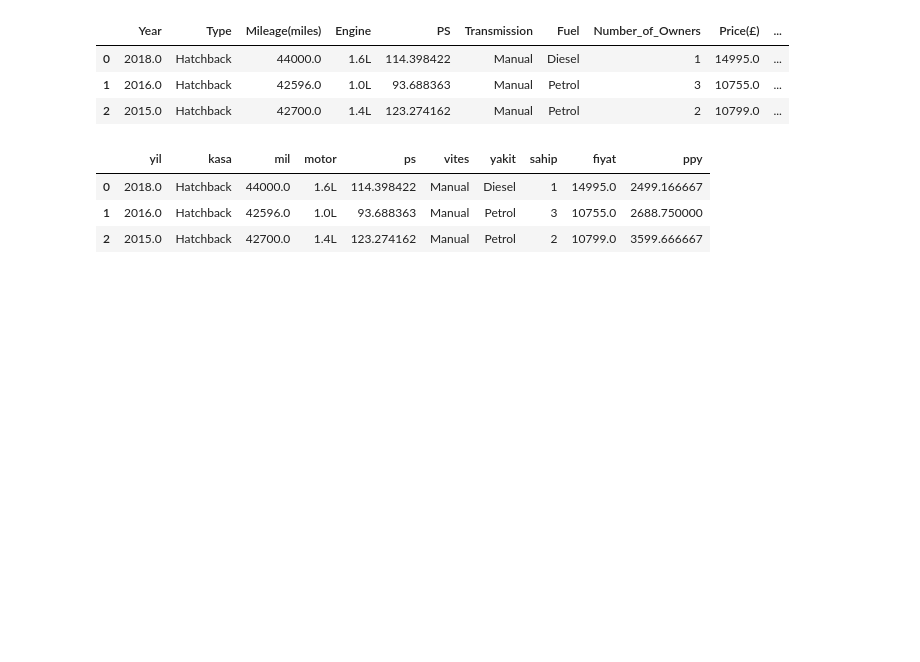
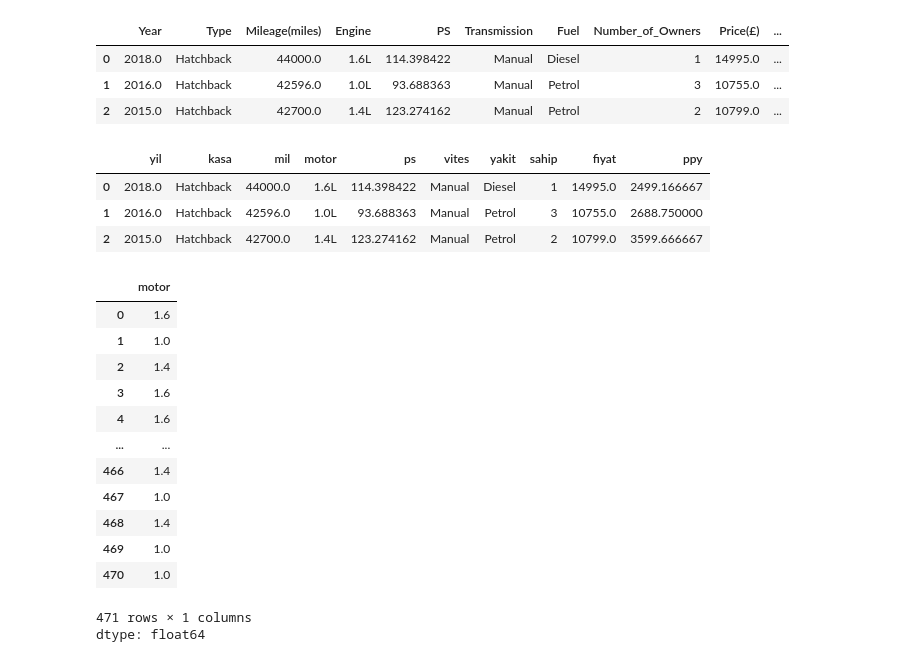
Before and after one commit to beyzadurdu6619/ML, a Jupyter notebook: Preprocessing.ipynb, the cells around one changed output. Cells and saved outputs as stored; diff of their text form; code cells hidden in the pictures; blank space fills up the shorter version.

```diff
--- a/Preprocessing.ipynb
+++ b/Preprocessing.ipynb
@@ -57,0 +60,17 @@ df.head(3)
+# %%
+pd.to_numeric(df["motor"])
+# %% [output]
+|  | motor |
+| 0 | 1.6 |
+| 1 | 1.0 |
+| 2 | 1.4 |
+| 3 | 1.6 |
+| 4 | 1.6 |
+| ... | ... |
+| 466 | 1.4 |
+| 467 | 1.0 |
+| 468 | 1.4 |
+| 469 | 1.0 |
+| 470 | 1.0 |
+471 rows × 1 columns
+dtype: float64
```
Also changed, not shown: parts of 2 cells of this notebook.
